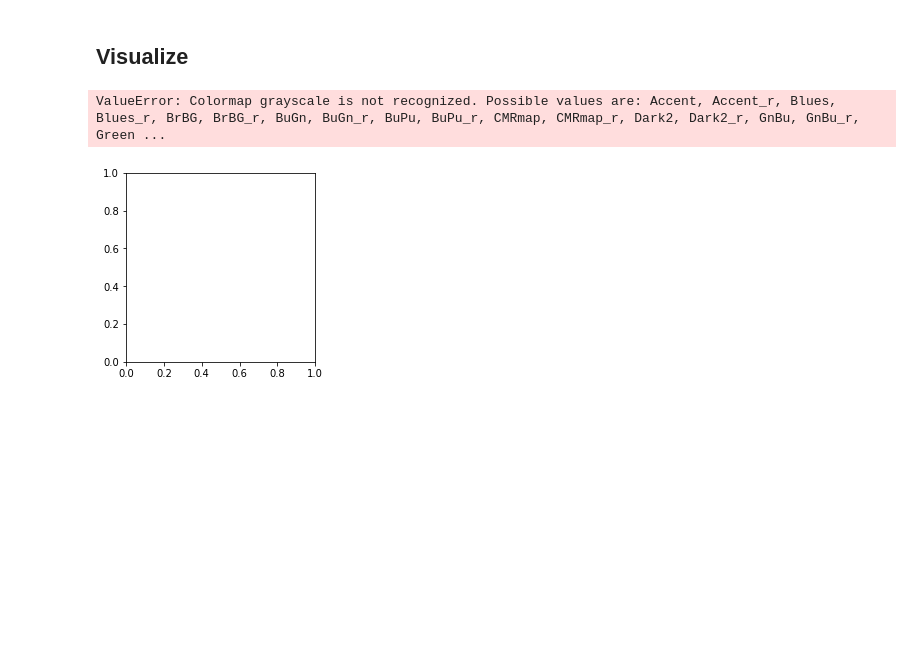
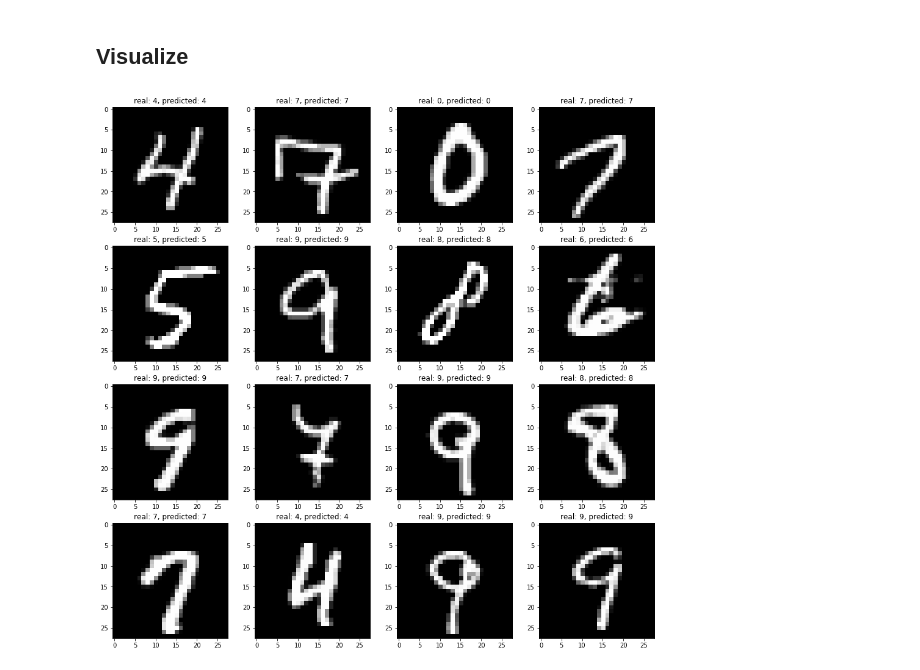
Before and after one commit to pheepa/mnist-cnn, a Jupyter notebook: CNN.ipynb, the cells around one changed output. Drawn from its saved outputs; the diff is of its cells as text; code cells hidden in the pictures; blank space fills up the shorter version.

```diff
--- a/CNN.ipynb
+++ b/CNN.ipynb
@@ -210,14 +218,14 @@ Y_pred = torch.argmax(Y_pred, 1)
 # %%
 w=10
 h=10
 fig=plt.figure(figsize=(16, 16))
 columns = 4
 rows = 4
 for i in range(1, columns*rows +1):
     fig.add_subplot(rows, columns, i)
-    plt.imshow(X_val[i].numpy().squeeze(), cmap='grayscale')
+    plt.imshow(X_val[i].numpy().squeeze(), cmap='gray')
     plt.title('real: {}, predicted: {}'.format(Y_val[i].item(), Y_pred[i].item()))
+fig.savefig('results/test.jpg')
 plt.show()
 # %% [output]
-ValueError: Colormap grayscale is not recognized. Possible values are: Accent, Accent_r, Blues, Blues_r, BrBG, BrBG_r, BuGn, BuGn_r, BuPu, BuPu_r, CMRmap, CMRmap_r, Dark2, Dark2_r, GnBu, GnBu_r, Green ...
-[figure, old version]
+[figure, new version]
```
Also changed, not shown: parts of 5 cells of this notebook, 3 other files.
